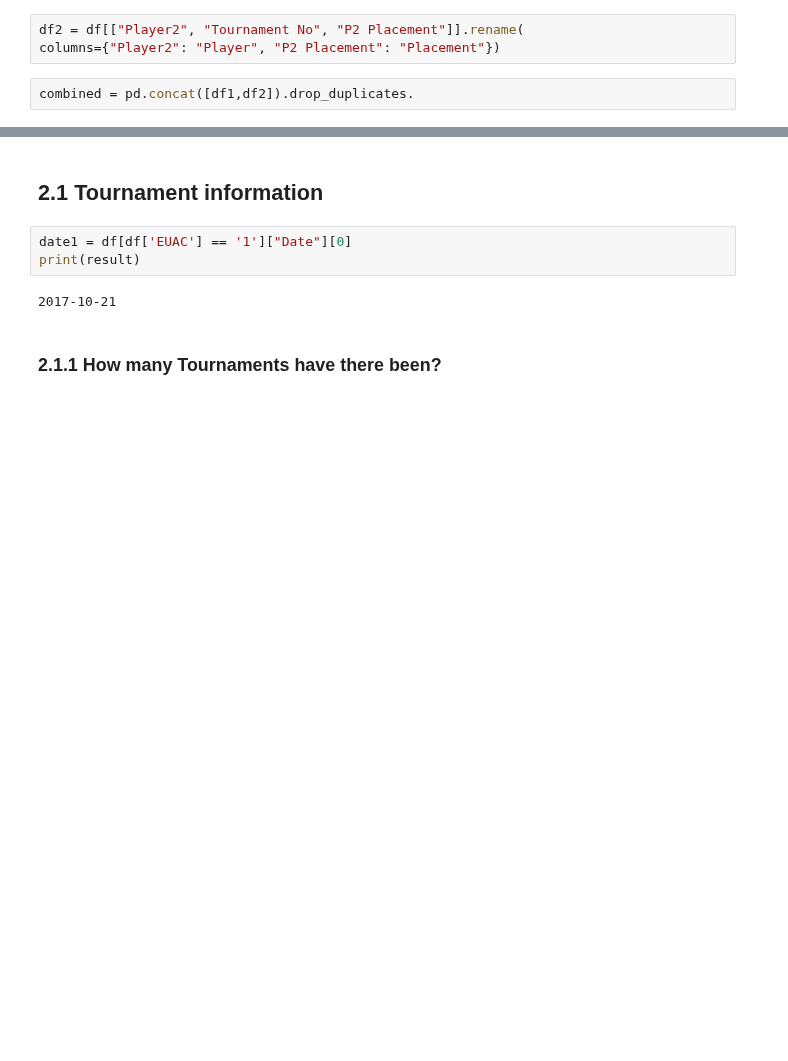
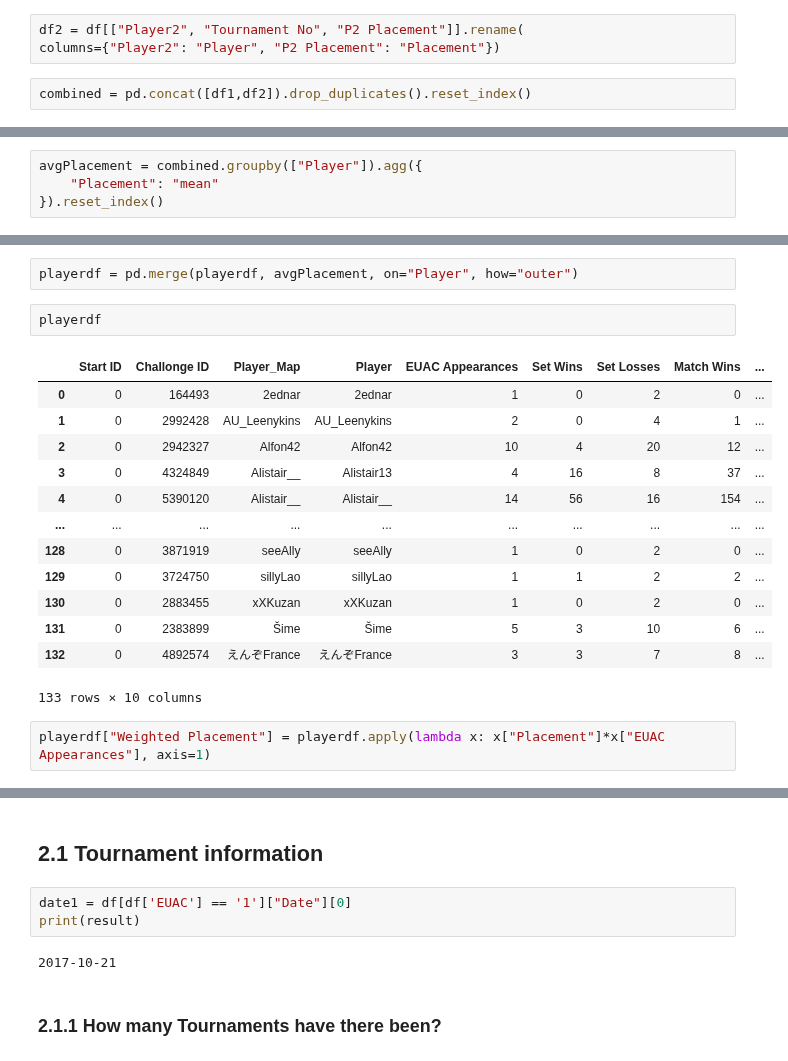
Before and after one commit to DarrenCCT/Tournament-Analysis, a Jupyter notebook: EUAC - Analysis.ipynb, the cells around one changed output, grey strips where cells are left out. Saved outputs shown, nothing was run; the diff lists cells and outputs as text; blank space fills up the shorter version.

Commit message:
Add files via upload
Had a few minutes. Got an outer join for placements done and a start towards using weighted average for the placement using appearances.

```diff
--- a/EUAC - Analysis.ipynb
+++ b/EUAC - Analysis.ipynb
@@ -438,4 +447,4 @@ df1 = df[["Player1", "Tournament No", "P1 Placement"]].rename(
 df2 = df[["Player2", "Tournament No", "P2 Placement"]].rename(
 columns={"Player2": "Player", "P2 Placement": "Placement"})
 # %%
-combined = pd.concat([df1,df2]).drop_duplicates.
+combined = pd.concat([df1,df2]).drop_duplicates().reset_index()
@@ -460,0 +467,4 @@ combined
+# %%
+avgPlacement = combined.groupby(["Player"]).agg({
+    "Placement": "mean"
+}).reset_index()
@@ -460,0 +487,20 @@ combined
+# %%
+playerdf = pd.merge(playerdf, avgPlacement, on="Player", how="outer")
+# %%
+playerdf
+# %% [output]
+|  | Start ID | Challonge ID | Player_Map | Player | EUAC Appearances | Set Wins | Set Losses | Match Wins | ... |
+| 0 | 0 | 164493 | 2ednar | 2ednar | 1 | 0 | 2 | 0 | ... |
+| 1 | 0 | 2992428 | AU_Leenykins | AU_Leenykins | 2 | 0 | 4 | 1 | ... |
+| 2 | 0 | 2942327 | Alfon42 | Alfon42 | 10 | 4 | 20 | 12 | ... |
+| 3 | 0 | 4324849 | Alistair__ | Alistair13 | 4 | 16 | 8 | 37 | ... |
+| 4 | 0 | 5390120 | Alistair__ | Alistair__ | 14 | 56 | 16 | 154 | ... |
+| ... | ... | ... | ... | ... | ... | ... | ... | ... | ... |
+| 128 | 0 | 3871919 | seeAlly | seeAlly | 1 | 0 | 2 | 0 | ... |
+| 129 | 0 | 3724750 | sillyLao | sillyLao | 1 | 1 | 2 | 2 | ... |
+| 130 | 0 | 2883455 | xXKuzan | xXKuzan | 1 | 0 | 2 | 0 | ... |
+| 131 | 0 | 2383899 | Šime | Šime | 5 | 3 | 10 | 6 | ... |
+| 132 | 0 | 4892574 | えんぞFrance | えんぞFrance | 3 | 3 | 7 | 8 | ... |
+133 rows × 10 columns
+# %%
+playerdf["Weighted Placement"] = playerdf.apply(lambda x: x["Placement"]*x["EUAC Appearances"], axis=1)
```
Also changed, not shown: parts of 6 cells of this notebook.
